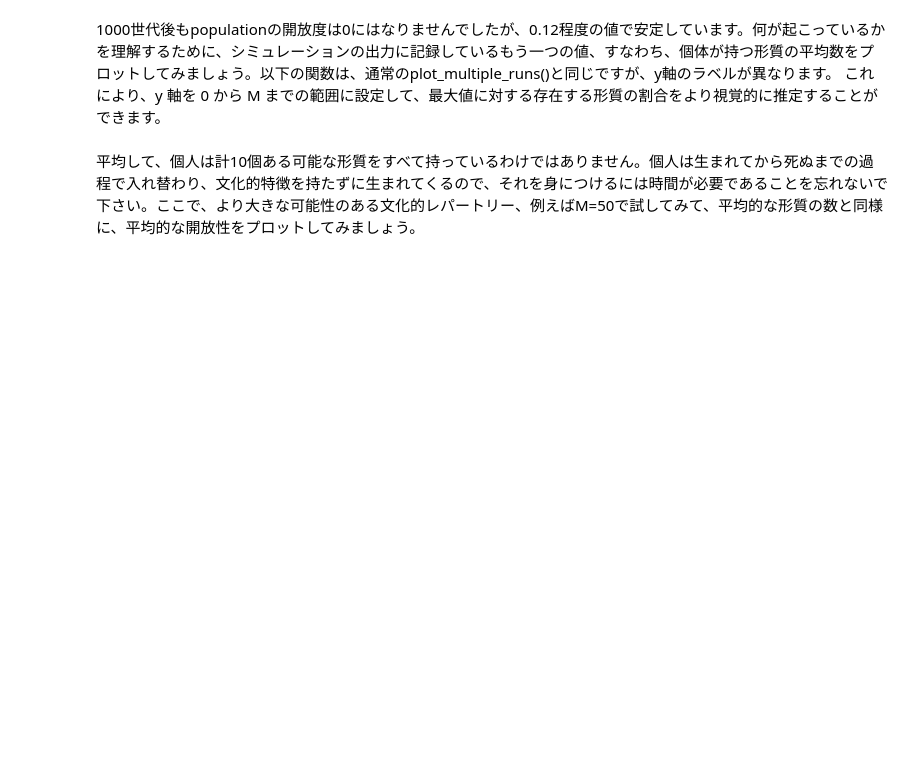
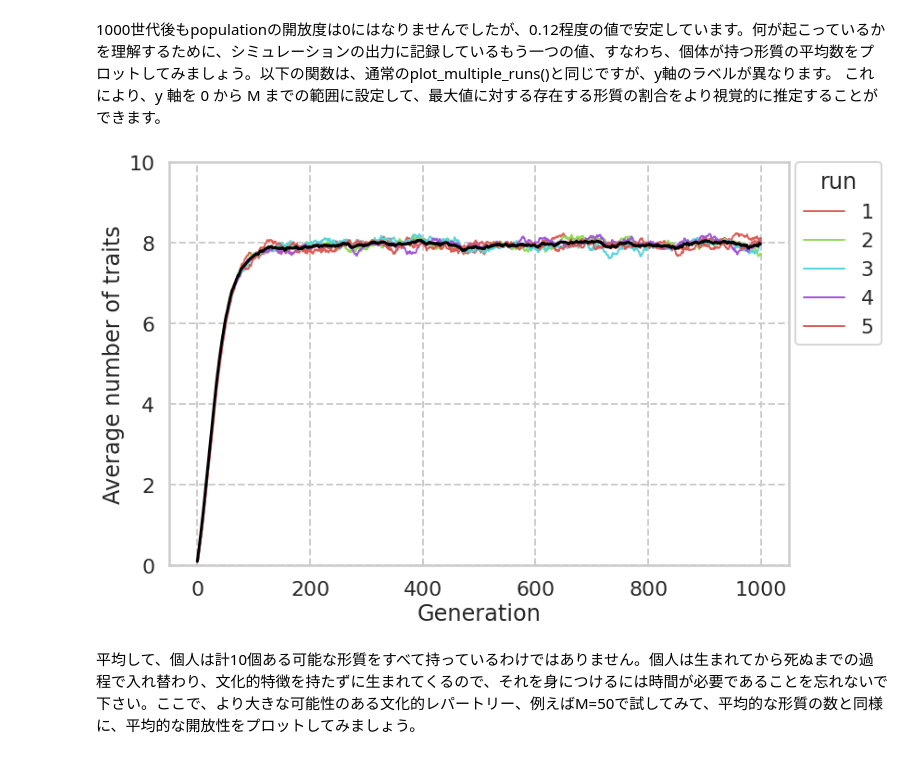
Before and after one commit to kidd000/Acerbi_Textbook, a Jupyter notebook: acerbi_CH11.ipynb, the cells around one changed output. Saved outputs shown, nothing was run; the diff lists cells and outputs as text; code cells hidden in the pictures; blank space fills up the shorter version.

```diff
--- a/acerbi_CH11.ipynb
+++ b/acerbi_CH11.ipynb
@@ -226,5 +226,34 @@ plot_multiple_runs(data_model=data_model_3, t_max=1000)
 # %% [markdown]
 1000世代後もpopulationの開放度は0にはなりませんでしたが、0.12程度の値で安定しています。何が起こっているかを理解するために、シミュレーションの出力に記録しているもう一つの値、すなわち、個体が持つ形質の平均数をプロットしてみましょう。以下の関数は、通常のplot_multiple_runs()と同じですが、y軸のラベルが異なります。
 これにより、y 軸を 0 から M までの範囲に設定して、最大値に対する存在する形質の割合をより視覚的に推定することができます。
+# %%
+# Mをプロットするための関数を定義
+import seaborn as sns
+
+def plot_multiple_runs_m(data_model, t_max, M):
+  # 体裁いじいじ
+  sns.set_palette("hls",n_colors=24)
+  sns.set('poster', 'whitegrid', 'dark', font_scale=1,
+          rc={"lines.linewidth": 2, 'grid.linestyle': '--'})
+
+  # ランごとの平均値推移
+  fig, ax = plt.subplots(figsize=(12, 8))
+  sns.lineplot(x="generation", y="m", hue="run", data=data_model, legend = "full", palette="hls")
+
+  # 全ランの平均値推移
+  m_mean_list = []
+  for g in range(1, t_max+1):
+    m_mean_list.append(data_model[data_model.generation == g].m.mean())
+
+  plt.plot(m_mean_list,marker="None",linestyle="-",linewidth=3.0,color="black")
+  plt.legend(bbox_to_anchor=(1.01, 1),borderaxespad=0, title="run")
+  plt.ylim(0, M)
+  plt.xlabel("Generation")
+  plt.ylabel("Average number of traits")
+  plt.show()
+# %%
+plot_multiple_runs_m(data_model_4, t_max=1000, M=10)
+# %% [output]
+[figure, added]
 # %% [markdown]
 平均して、個人は計10個ある可能な形質をすべて持っているわけではありません。個人は生まれてから死ぬまでの過程で入れ替わり、文化的特徴を持たずに生まれてくるので、それを身につけるには時間が必要であることを忘れないで下さい。ここで、より大きな可能性のある文化的レパートリー、例えばM=50で試してみて、平均的な形質の数と同様に、平均的な開放性をプロットしてみましょう。
```
Also changed, not shown: parts of 10 cells of this notebook.
